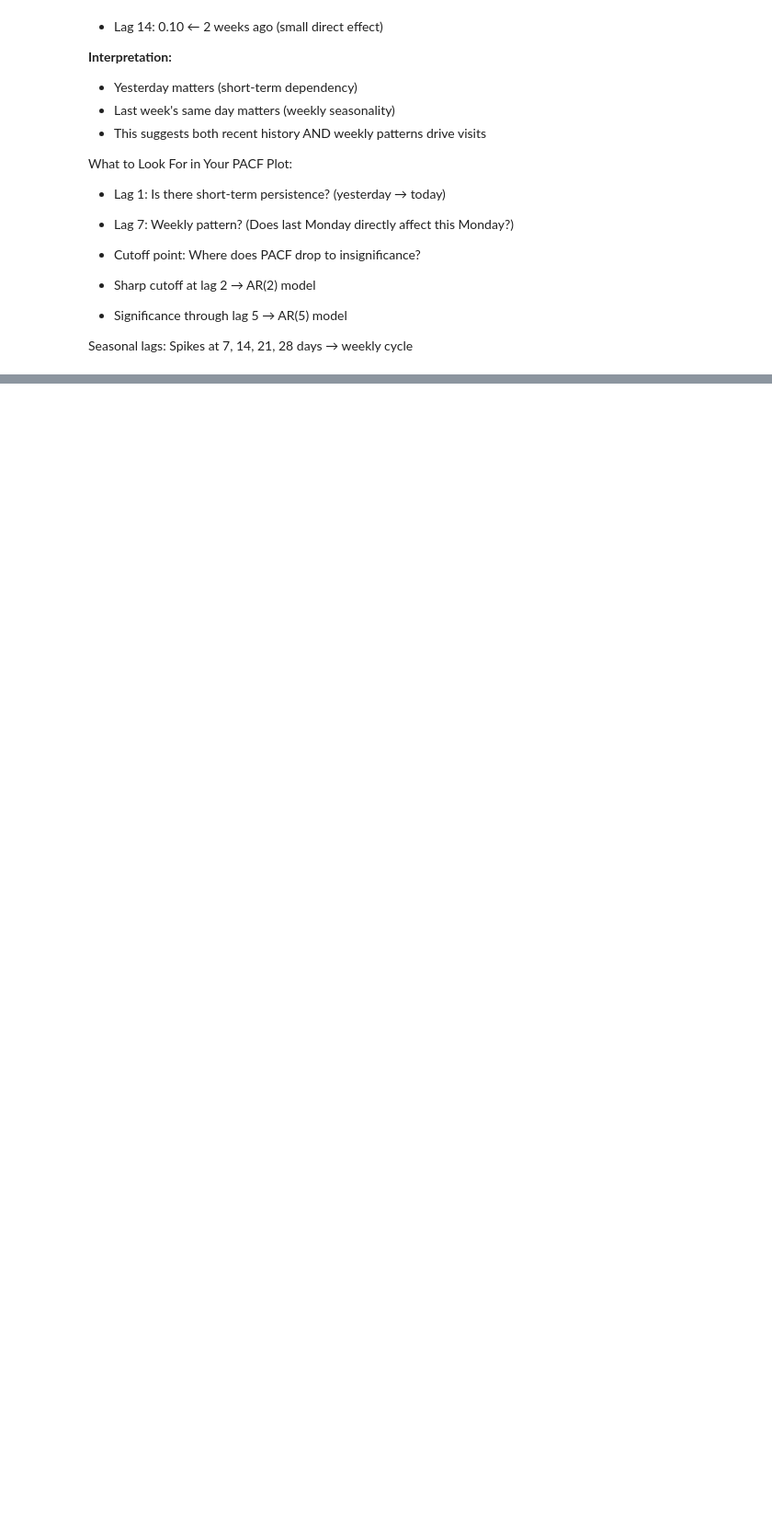
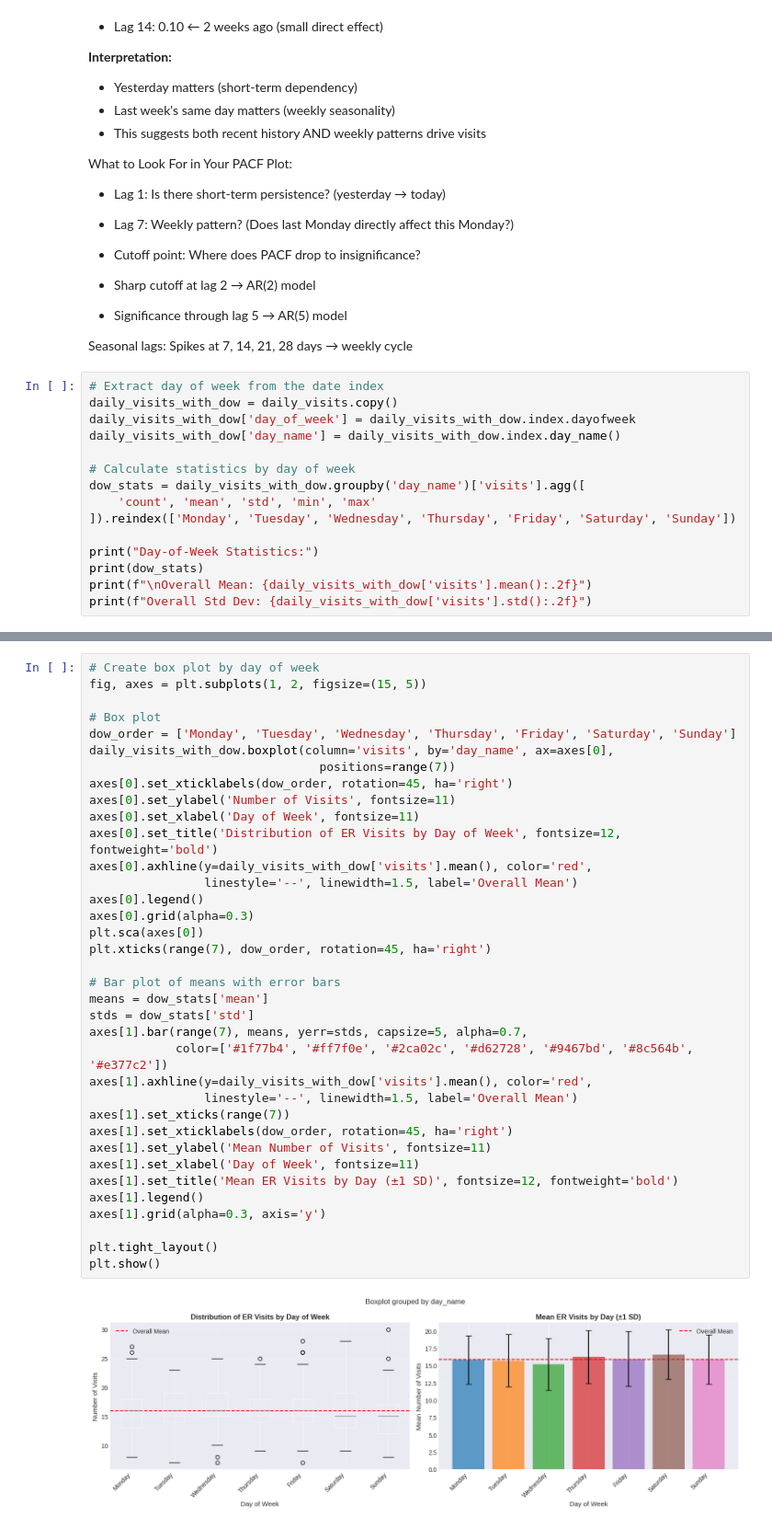
Before and after one commit to Bingdinga/DS3_Projects, a Jupyter notebook: time_series_analysis/stationary/stationary.ipynb, the cells around one changed output, grey strips where cells are left out. Shown at 92% size. Saved outputs shown, nothing was run; the diff lists cells and outputs as text; blank space fills up the shorter version.

```diff
--- a/time_series_analysis/stationary/stationary.ipynb
+++ b/time_series_analysis/stationary/stationary.ipynb
@@ -834,3 +834,18 @@ What to Look For in Your PACF Plot:
 
 
 Seasonal lags: Spikes at 7, 14, 21, 28 days → weekly cycle
+# %%
+# Extract day of week from the date index
+daily_visits_with_dow = daily_visits.copy()
+daily_visits_with_dow['day_of_week'] = daily_visits_with_dow.index.dayofweek
+daily_visits_with_dow['day_name'] = daily_visits_with_dow.index.day_name()
+
+# Calculate statistics by day of week
+dow_stats = daily_visits_with_dow.groupby('day_name')['visits'].agg([
+    'count', 'mean', 'std', 'min', 'max'
+]).reindex(['Monday', 'Tuesday', 'Wednesday', 'Thursday', 'Friday', 'Saturday', 'Sunday'])
+
+print("Day-of-Week Statistics:")
+print(dow_stats)
+print(f"\nOverall Mean: {daily_visits_with_dow['visits'].mean():.2f}")
+print(f"Overall Std Dev: {daily_visits_with_dow['visits'].std():.2f}")
@@ -836,0 +866,38 @@ Seasonal lags: Spikes at 7, 14, 21, 28 days → weekly cycle
+# %%
+# Create box plot by day of week
+fig, axes = plt.subplots(1, 2, figsize=(15, 5))
+
+# Box plot
+dow_order = ['Monday', 'Tuesday', 'Wednesday', 'Thursday', 'Friday', 'Saturday', 'Sunday']
+daily_visits_with_dow.boxplot(column='visits', by='day_name', ax=axes[0],
+                                positions=range(7))
+axes[0].set_xticklabels(dow_order, rotation=45, ha='right')
+axes[0].set_ylabel('Number of Visits', fontsize=11)
+axes[0].set_xlabel('Day of Week', fontsize=11)
+axes[0].set_title('Distribution of ER Visits by Day of Week', fontsize=12, fontweight='bold')
+axes[0].axhline(y=daily_visits_with_dow['visits'].mean(), color='red',
+                linestyle='--', linewidth=1.5, label='Overall Mean')
+axes[0].legend()
+axes[0].grid(alpha=0.3)
+plt.sca(axes[0])
+plt.xticks(range(7), dow_order, rotation=45, ha='right')
+
+# Bar plot of means with error bars
+means = dow_stats['mean']
+stds = dow_stats['std']
+axes[1].bar(range(7), means, yerr=stds, capsize=5, alpha=0.7,
+            color=['#1f77b4', '#ff7f0e', '#2ca02c', '#d62728', '#9467bd', '#8c564b', '#e377c2'])
+axes[1].axhline(y=daily_visits_with_dow['visits'].mean(), color='red',
+                linestyle='--', linewidth=1.5, label='Overall Mean')
+axes[1].set_xticks(range(7))
+axes[1].set_xticklabels(dow_order, rotation=45, ha='right')
+axes[1].set_ylabel('Mean Number of Visits', fontsize=11)
+axes[1].set_xlabel('Day of Week', fontsize=11)
+axes[1].set_title('Mean ER Visits by Day (±1 SD)', fontsize=12, fontweight='bold')
+axes[1].legend()
+axes[1].grid(alpha=0.3, axis='y')
+
+plt.tight_layout()
+plt.show()
+# %% [output]
+[figure, added]
```
Also changed, not shown: parts of 3 cells of this notebook, 1 other file.
